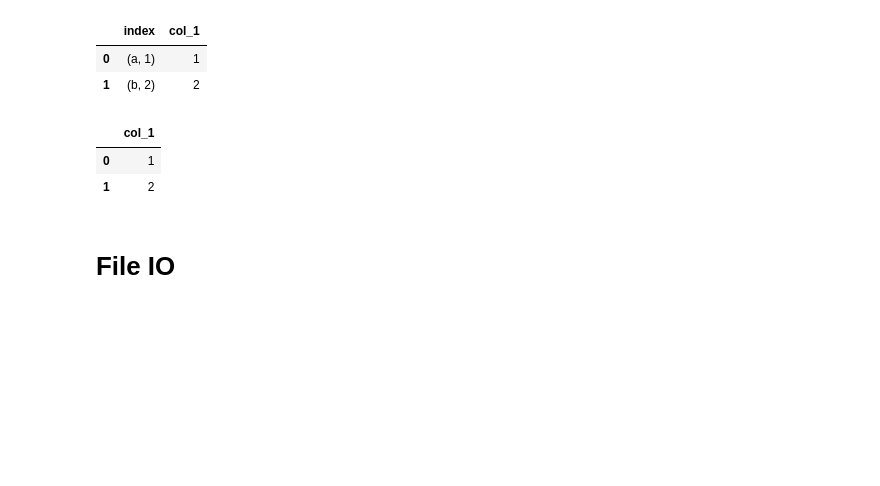
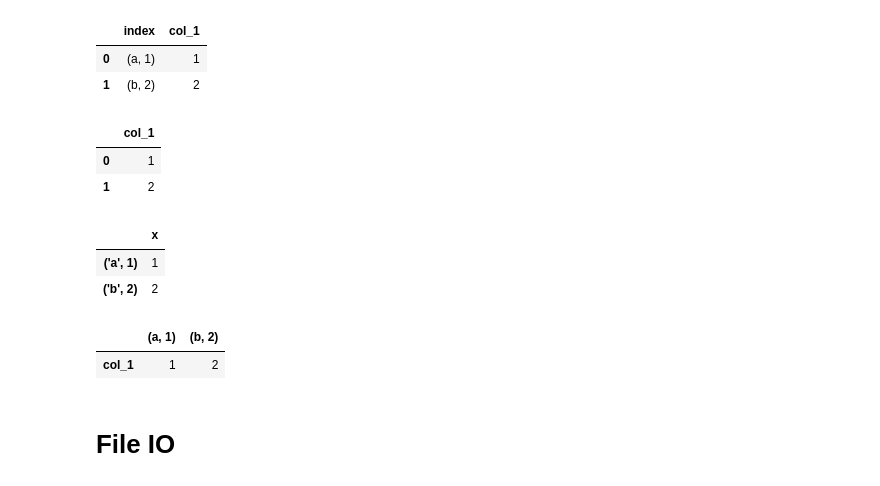
Before and after one commit to simoncos/practical-python, a Jupyter notebook: pandas-data-tips/pandas_data_tips.ipynb, the cells around one changed output. Drawn from its saved outputs; the diff is of its cells as text; code cells hidden in the pictures; blank space fills up the shorter version.

```diff
--- a/pandas-data-tips/pandas_data_tips.ipynb
+++ b/pandas-data-tips/pandas_data_tips.ipynb
@@ -268,6 +277,19 @@ display(df.reset_index(drop=True))
 |  | col_1 |
 | 0 | 1 |
 | 1 | 2 |
+# %%
+# rename column
+display(df.rename(index=str, columns={"col_1": "x", "col_2": "y"}))
+# %% [output]
+|  | x |
+| ('a', 1) | 1 |
+| ('b', 2) | 2 |
+# %%
+# Transpose
+display(df.T)
+# %% [output]
+|  | (a, 1) | (b, 2) |
+| col_1 | 1 | 2 |
 # %% [markdown]
 # File IO
 # %% [markdown]
```
Also changed, not shown: parts of 31 cells of this notebook.
